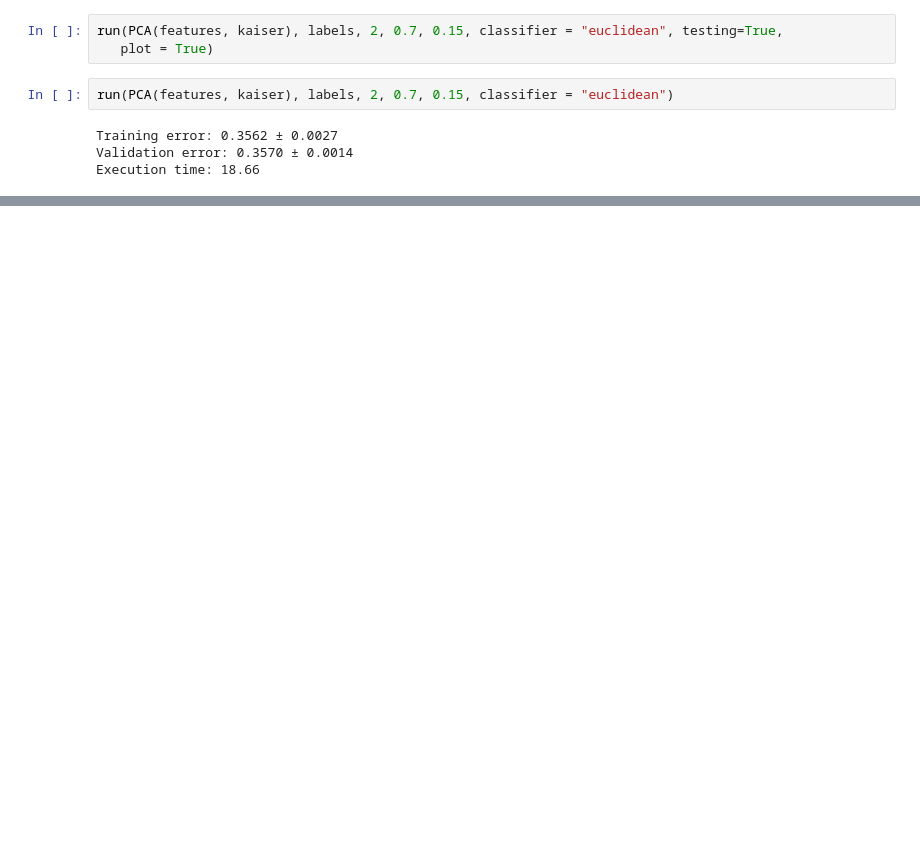
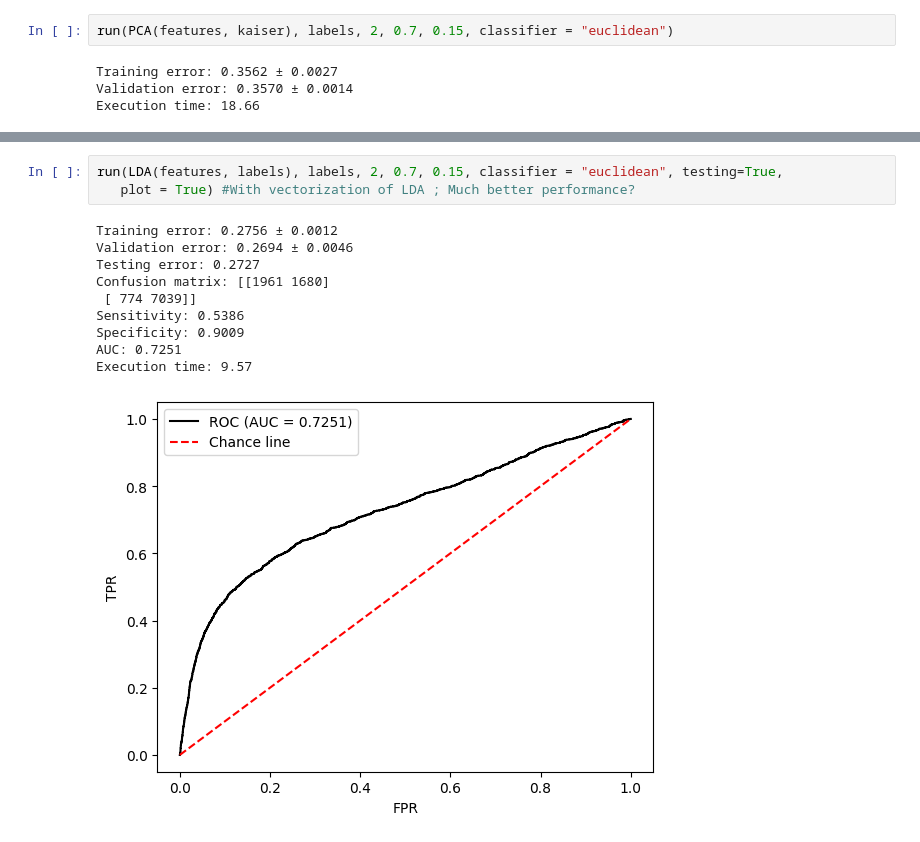
Before and after one commit to gbragafibra/RP_project, a Jupyter notebook: Tests4.ipynb, the cells around one changed output, grey strips where cells are left out. Saved outputs shown, nothing was run; the diff lists cells and outputs as text; blank space fills up the shorter version.

Commit message:
Much better performance relative to prior instances of LDA(); Maybe bug undone after vectorization?

```diff
--- a/Tests4.ipynb
+++ b/Tests4.ipynb
@@ -14,9 +14,6 @@ run(LDA(features, labels), labels, 10, 0.7, 0.15, classifier = "euclidean",
 Training error: 0.5560616246498599 ± 0.0024909568965017412
 Validation error: 0.37166137566137564 ± 0.2205801908951126
 Testing error: 0.3696888888888889 ± 0.22096612480820946
-# %%
-run(PCA(features, kaiser), labels, 2, 0.7, 0.15, classifier = "euclidean", testing=True,
-   plot = True)
 # %%
 run(PCA(features, kaiser), labels, 2, 0.7, 0.15, classifier = "euclidean")
 # %% [output]
@@ -31,0 +37,14 @@ run(PCA(features, kaiser), labels, 2, 0.7, 0.15, classifier = "euclidean", testi
+# %%
+run(LDA(features, labels), labels, 2, 0.7, 0.15, classifier = "euclidean", testing=True,
+   plot = True) #With vectorization of LDA ; Much better performance?
+# %% [output]
+Training error: 0.2756 ± 0.0012
+Validation error: 0.2694 ± 0.0046
+Testing error: 0.2727
+Confusion matrix: [[1961 1680]
+ [ 774 7039]]
+Sensitivity: 0.5386
+Specificity: 0.9009
+AUC: 0.7251
+Execution time: 9.57
+[figure, added]
```
Also changed, not shown: parts of 1 cell of this notebook.
